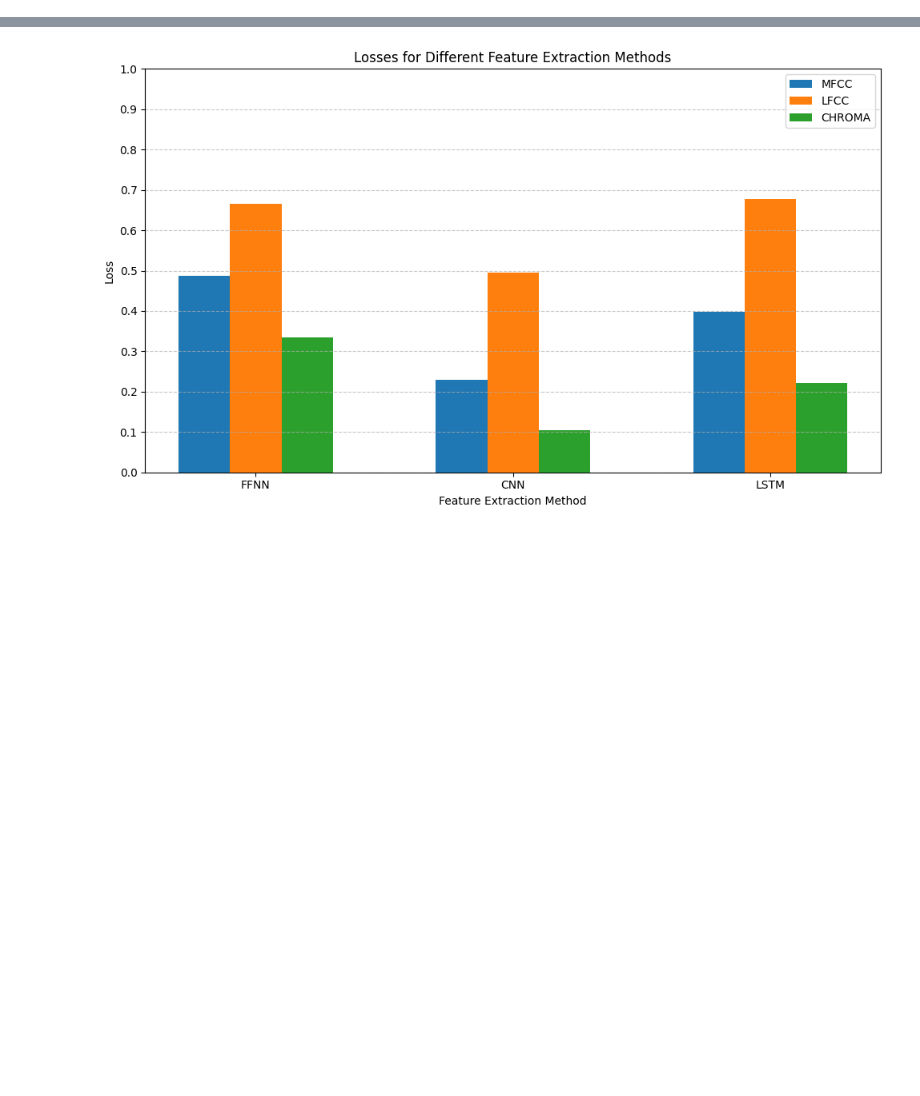
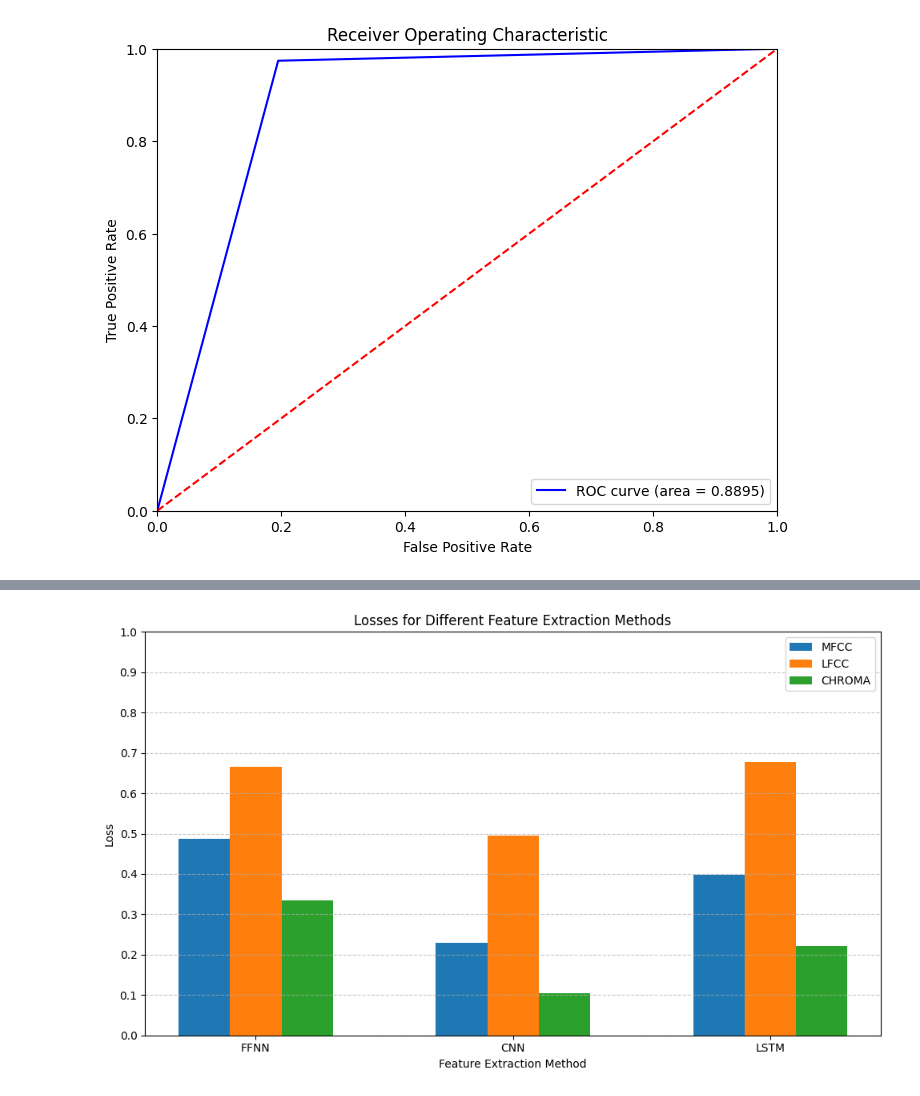
Before and after one commit to moralesangel/emergency-vehicle-detection, a Jupyter notebook: src/evaluation.ipynb, the cells around one changed output, grey strips where cells are left out. Saved outputs shown, nothing was run; the diff lists cells and outputs as text; code cells hidden in the pictures; blank space fills up the shorter version.

```diff
--- a/src/evaluation.ipynb
+++ b/src/evaluation.ipynb
@@ -5,0 +23,8 @@ import numpy as np
+# %%
+ARCHITECTURE = "lstm" # ff, cnn, lstm
+FEATURE = "chroma" # mfcc, lfcc, chroma
+
+directorio = Path(MODELS_DIR)
+prefijo = ARCHITECTURE+"_"+FEATURE
+MODEL = next(directorio.glob(f'{prefijo}*'))
+print(MODEL)
@@ -5,0 +144,76 @@ import numpy as np
+# %%
+# Getting metrics such as accuracy, precision, recall, f1-score, confusion matrix, ROC and AUC
+print("Loading model: ", MODEL)
+model = load_model(f"{MODELS_DIR}/{MODEL}")
+
+# Predict the test set
+y_pred = model.predict(X_tst)
+y_pred = (y_pred > 0.5).astype(int)
+y_pred = y_pred.flatten()
+
+# Classification report
+print(classification_report(y_tst, y_pred, target_names=["Negative", "Positive"]))
+# Confusion matrix
+cm = confusion_matrix(y_tst, y_pred)
+print(cm)
+
+
+# Plot confusion matrix
+def plot_confusion_matrix(
+    cm, classes, normalize=False, title="Confusion matrix", cmap=plt.cm.Blues
+):
+    """
+    This function prints and plots the confusion matrix.
+    Normalization can be applied by setting `normalize=True`.
+    """
+    if normalize:
+        cm = cm.astype("float") / cm.sum(axis=1)[:, np.newaxis]
+        print("Normalized confusion matrix")
+    else:
+        print("Confusion matrix, without normalization")
+
+    plt.imshow(cm, interpolation="nearest", cmap=cmap)
+    plt.title(title)
+    plt.colorbar()
+    tick_marks = np.arange(len(classes))
+    plt.xticks(tick_marks, classes, rotation=45)
+    plt.yticks(tick_marks, classes)
+
+    fmt = ".2f" if normalize else "d"
+    thresh = cm.max() / 2.0
+    for i, j in itertools.product(range(cm.shape[0]), range(cm.shape[1])):
+        plt.text(
+            j,
+            i,
+            format(cm[i, j], fmt),
+            horizontalalignment="center",
+            color="white" if cm[i, j] > thresh else "black",
+        )
+
+    plt.tight_layout()
+    plt.ylabel("True label")
+    plt.xlabel("Predicted label")
+
+
+# Curva ROC y AUC
+fpr, tpr, thresholds = roc_curve(y_tst, y_pred)
+roc_auc = auc(fpr, tpr)
+print(f"AUC: {roc_auc:.4f}")
+plt.figure(figsize=(8, 6))
+plt.plot(fpr, tpr, color="blue", label=f"ROC curve (area = {roc_auc:.4f})")
+plt.plot([0, 1], [0, 1], color="red", linestyle="--")
+plt.xlim([0.0, 1.0])
+plt.ylim([0.0, 1.0])
+plt.xlabel("False Positive Rate")
+plt.ylabel("True Positive Rate")
+plt.title("Receiver Operating Characteristic")
+plt.legend(loc="lower right")
+plt.show()
+
+# Plot confusion matrix
+plt.figure(figsize=(8, 6))
+plot_confusion_matrix(
+    cm, classes=["Negative", "Positive"], normalize=True, title="Confusion matrix"
+)
+plt.show()
+# %% [output]
@@ -5,0 +234 @@ import numpy as np
+[figure, added]
```
Also changed, not shown: parts of 13 cells of this notebook, 2 other files.
